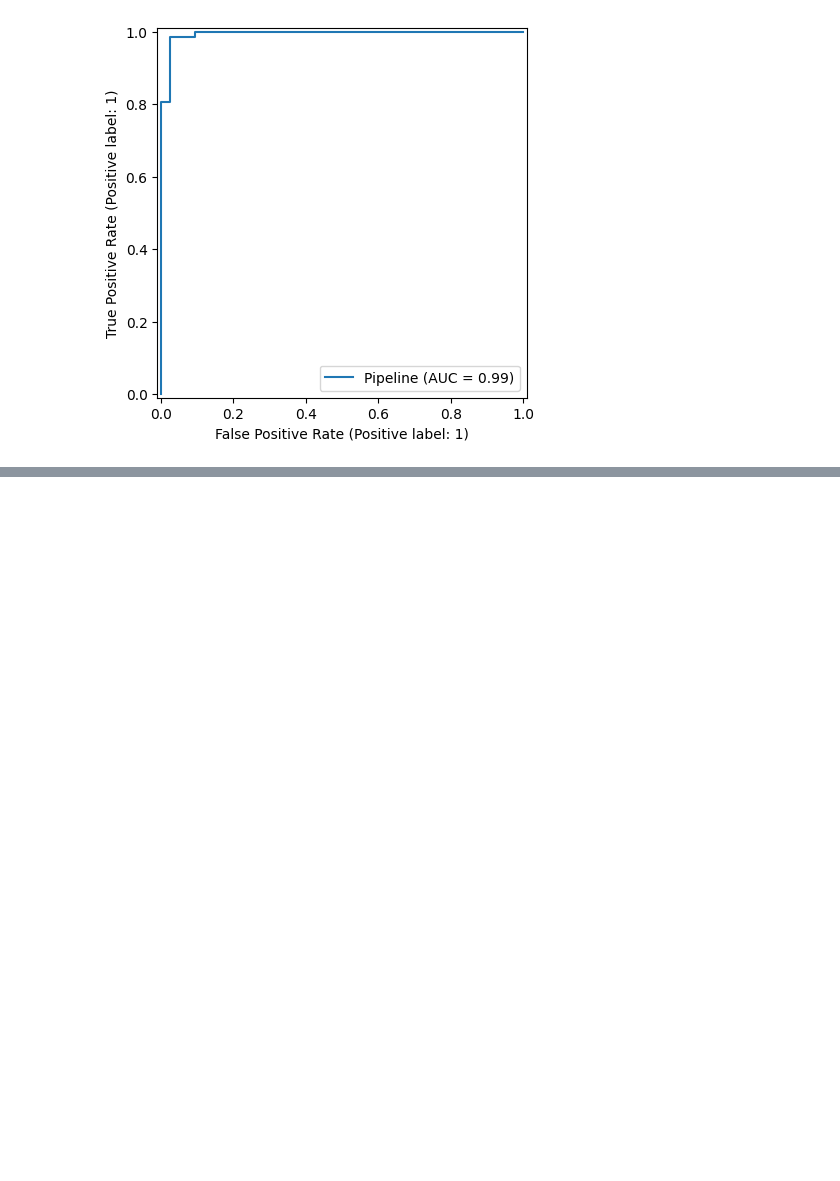
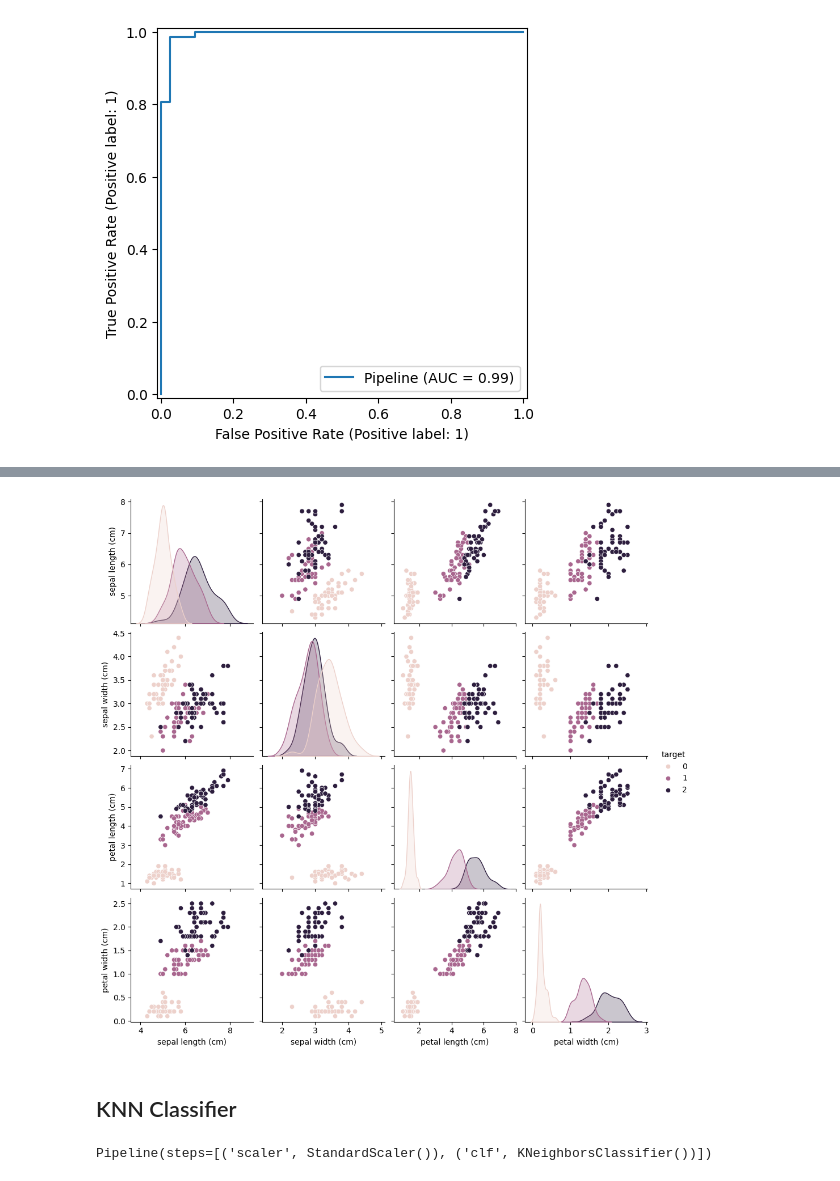
Before and after one commit to JakeOh/202505_BD50, a Jupyter notebook: lab_da/ml09_classification.ipynb, the cells around one changed output, grey strips where cells are left out. Cells and saved outputs as stored; diff of their text form; code cells hidden in the pictures; blank space fills up the shorter version.

Commit message:
iris 데이터셋. 다중 클래스 분류. KNN. Logistic Regression, SGD clasifier, SVM classifier

```diff
--- a/lab_da/ml09_classification.ipynb
+++ b/lab_da/ml09_classification.ipynb
@@ -482,0 +489,4 @@ plt.show()
+# %%
+iris = datasets.load_iris(as_frame=True)
+# %%
+iris_df = iris.frame
@@ -482,0 +502,5 @@ plt.show()
+# %%
+sns.pairplot(data=iris_df, hue='target')
+plt.show()
+# %% [output]
+[figure, added]
@@ -482,0 +513,2 @@ plt.show()
+# %% [markdown]
+## KNN Classifier
@@ -482,0 +518,4 @@ plt.show()
+# %%
+knn.fit(X_train, y_train)
+# %% [output]
+Pipeline(steps=[('scaler', StandardScaler()), ('clf', KNeighborsClassifier())])
```
Also changed, not shown: parts of 48 cells of this notebook.
